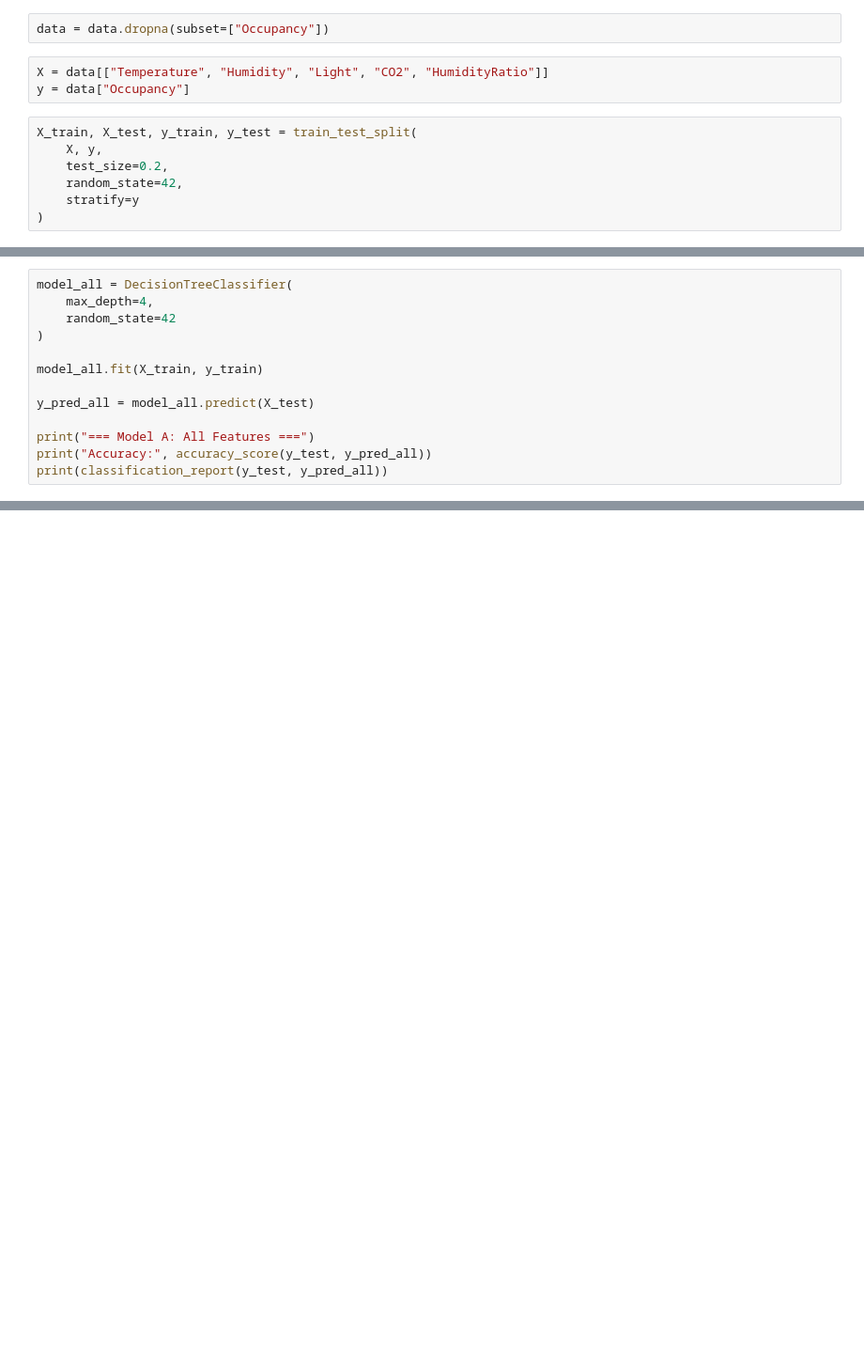
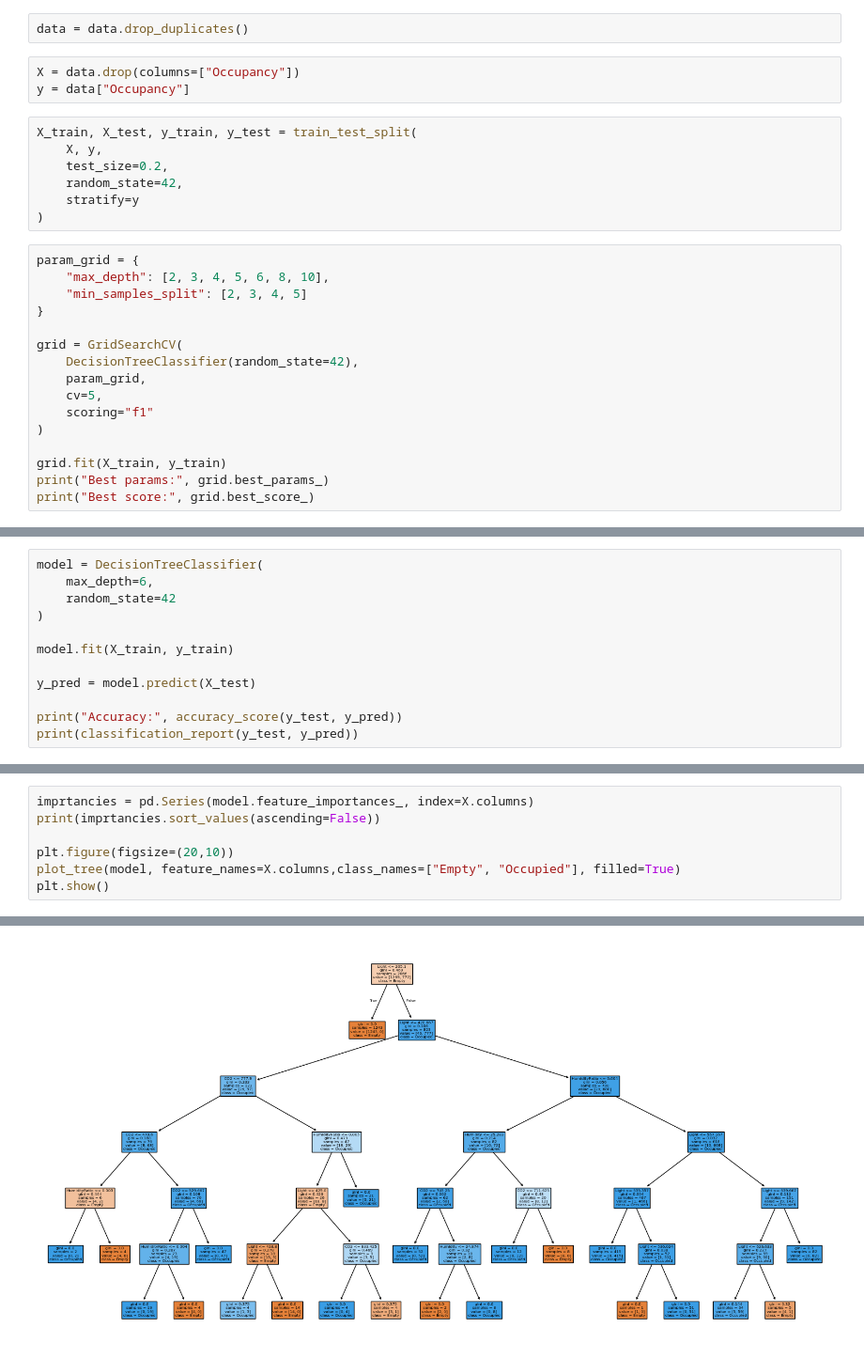
Before and after one commit to AmirhosseinAyoubi/room-occupancy-ML, a Jupyter notebook: main.ipynb, the cells around one changed output, grey strips where cells are left out. Shown at 94% size. Saved outputs shown, nothing was run; the diff lists cells and outputs as text; blank space fills up the shorter version.

```diff
--- a/main.ipynb
+++ b/main.ipynb
@@ -61,7 +62,7 @@ dtype: int64
 # %%
-data = data.dropna(subset=["Occupancy"])
+data = data.drop_duplicates()
 # %%
-X = data[["Temperature", "Humidity", "Light", "CO2", "HumidityRatio"]]
+X = data.drop(columns=["Occupancy"])
 y = data["Occupancy"]
 # %%
 X_train, X_test, y_train, y_test = train_test_split(
@@ -70,3 +71,19 @@ X_train, X_test, y_train, y_test = train_test_split(
     random_state=42,
     stratify=y
 )
+# %%
+param_grid = {
+    "max_depth": [2, 3, 4, 5, 6, 8, 10],
+    "min_samples_split": [2, 3, 4, 5]
+}
+
+grid = GridSearchCV(
+    DecisionTreeClassifier(random_state=42),
+    param_grid,
+    cv=5,
+    scoring="f1"
+)
+
+grid.fit(X_train, y_train)
+print("Best params:", grid.best_params_)
+print("Best score:", grid.best_score_)
@@ -73,14 +93,13 @@ X_train, X_test, y_train, y_test = train_test_split(
 # %%
-model_all = DecisionTreeClassifier(
-    max_depth=4,
+model = DecisionTreeClassifier(
+    max_depth=6,
     random_state=42
 )
 
-model_all.fit(X_train, y_train)
+model.fit(X_train, y_train)
 
-y_pred_all = model_all.predict(X_test)
+y_pred = model.predict(X_test)
 
-print("=== Model A: All Features ===")
-print("Accuracy:", accuracy_score(y_test, y_pred_all))
-print(classification_report(y_test, y_pred_all))
+print("Accuracy:", accuracy_score(y_test, y_pred))
+print(classification_report(y_test, y_pred))
 # %% [output]
@@ -96,0 +115,8 @@ weighted avg       0.99      0.99      0.99       533
+# %%
+imprtancies = pd.Series(model.feature_importances_, index=X.columns)
+print(imprtancies.sort_values(ascending=False))
+
+plt.figure(figsize=(20,10))
+plot_tree(model, feature_names=X.columns,class_names=["Empty", "Occupied"], filled=True)
+plt.show()
+# %% [output]
@@ -97,2 +129,3 @@ weighted avg       0.99      0.99      0.99       533
+[figure, added]
 # %%
 feature_names = X.columns.tolist()
```
Also changed, not shown: parts of 10 cells of this notebook, 3 other files.
